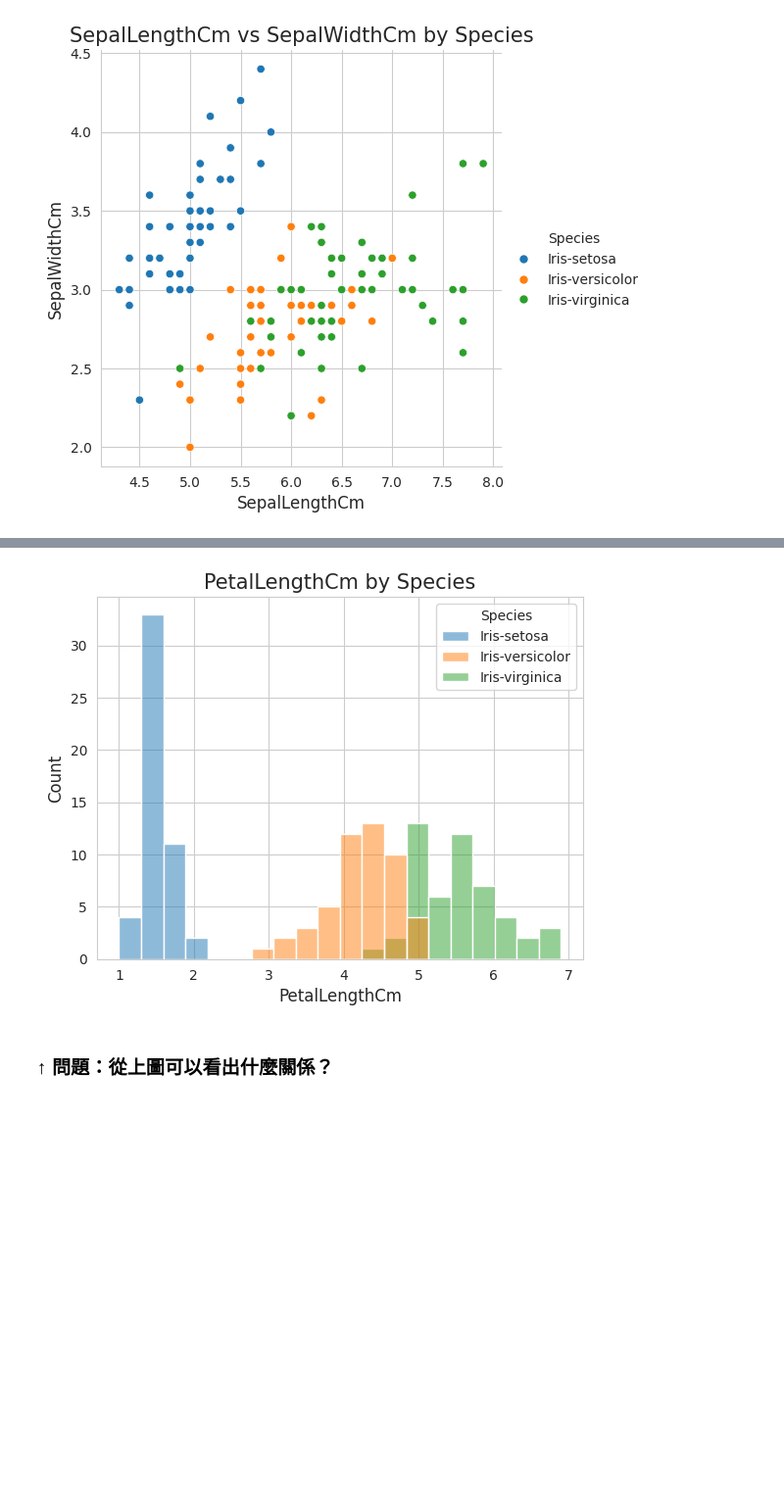
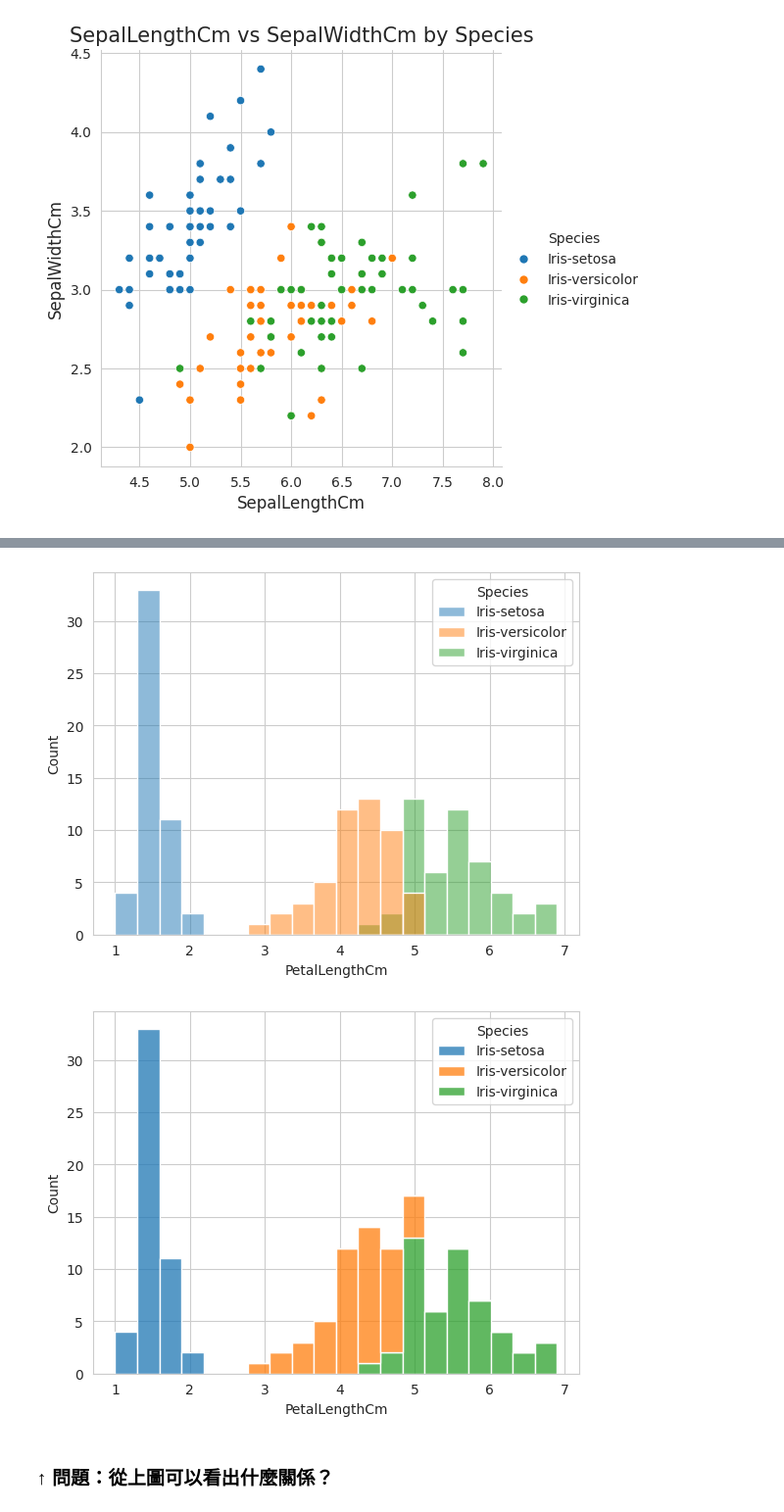
Before and after one commit to Yiting916/data_analysis, a Jupyter notebook: 05-01.LAB_Iris.ipynb, the cells around one changed output, grey strips where cells are left out. Shown at 98% size. Cells and saved outputs as stored; diff of their text form; code cells hidden in the pictures; blank space fills up the shorter version.

```diff
--- a/05-01.LAB_Iris.ipynb
+++ b/05-01.LAB_Iris.ipynb
@@ -53,12 +49,12 @@ plt.show()
-# %%
-sns.histplot(data=iris, x="PetalLengthCm", bins=20, hue="Species")
-# 圖表設定
-plt.title("PetalLengthCm by Species", fontsize=15)
-plt.xlabel("PetalLengthCm", fontsize=12)
-plt.ylabel("Count", fontsize=12)
-plt.show()
-# %% [output]
-[figure, removed]
+# %%
+sns.histplot(data=iris, x="PetalLengthCm", bins=20, hue="Species") # 每一類是從0開始畫
+plt.show()
+
+sns.histplot(data=iris, x="PetalLengthCm", bins=20, hue="Species", multiple="stack") # 不是從0開始畫, 可以看出總量
+plt.show()
+# %% [output]
+[figure, added]
+[figure, added]
 # %% [markdown]
 ### ↑ 問題：從上圖可以看出什麼關係？
 # %%
```
Also changed, not shown: parts of 10 cells of this notebook.
